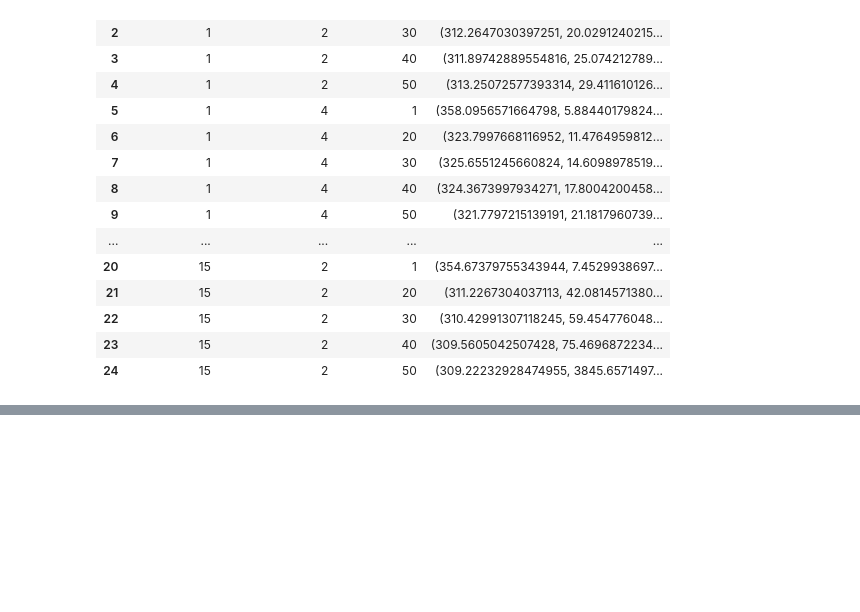
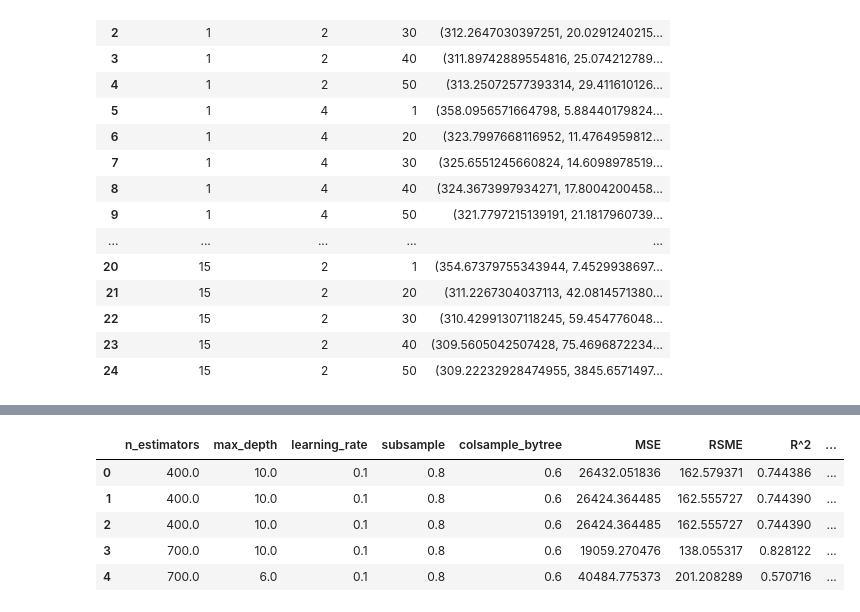
Before and after one commit to taylor-j-murray/Regression-in-Housing-Data, a Jupyter notebook: modeling.ipynb, the cells around one changed output, grey strips where cells are left out. Cells and saved outputs as stored; diff of their text form; code cells hidden in the pictures; blank space fills up the shorter version.

```diff
--- a/modeling.ipynb
+++ b/modeling.ipynb
@@ -430,0 +493,9 @@ dtype: float64
+# %%
+XGboostR_param_grid = {
+    'XGBoostR__n_estimators' : [50,100,200],
+    'XGBoostR__max_depth' : [5],
+    'XGBoostR__learning_rate' : [0.3, 0.2, 0.1]
+}
+
+XGboostR_grid_search = GridSearchCV(XGboostR_pipe, param_grid = XGboostR_param_grid, cv=5, scoring = 'neg_root_mean_squared_error')
+XGboostR_grid_search.fit(X,y)
@@ -430,0 +552,3 @@ dtype: float64
+# %%
+XGboost_performance_df = pd.DataFrame()
+XGboost_performance_ser = pd.Series()
@@ -430,0 +598,17 @@ dtype: float64
+# %%
+# Scoring Metrics
+
+from sklearn.metrics import root_mean_squared_error
+from sklearn.metrics import r2_score
+
+XGboostR_MSE = mean_squared_error(XGboostR_predict, y)
+XGboostR_RMSE = root_mean_squared_error(XGboostR_predict, y)
+XGboostR_R2 = r2_score(XGboostR_predict,y)
+
+print(f'MSE: {XGboostR_MSE} \nRMSE: {XGboostR_RMSE} \nR^2: {XGboostR_R2}')
+print(f'Relative RMSE: {XGboostR_RMSE/y.mean()}')
+
+XGboost_performance_ser['MSE'] = XGboostR_MSE
+XGboost_performance_ser['RSME'] = XGboostR_RMSE
+XGboost_performance_ser['R^2'] = XGboostR_R2
+XGboost_performance_ser['Relative_RSME'] = XGboostR_RMSE/y.mean()
@@ -430,0 +620,7 @@ dtype: float64
+# %%
+scores = -cross_val_score(XGboostR_pipe, X,y, cv= 5, scoring ='neg_root_mean_squared_error')
+print(f'Cross Validation Scores: {scores}')
+print(f'rel average RMSE: {scores.mean()/y.mean()}')
+XGboost_performance_ser['Relative CV RSME'] = scores.mean()/y.mean()
+
+XGboost_performance_df =pd.concat([XGboost_performance_df, XGboost_performance_ser.to_frame().T], ignore_index =True)
@@ -430,0 +646,9 @@ dtype: float64
+# %%
+XGboost_performance_df
+# %% [output]
+|  | n_estimators | max_depth | learning_rate | subsample | colsample_bytree | MSE | RSME | R^2 | ... |
+| 0 | 400.0 | 10.0 | 0.1 | 0.8 | 0.6 | 26432.051836 | 162.579371 | 0.744386 | ... |
+| 1 | 400.0 | 10.0 | 0.1 | 0.8 | 0.6 | 26424.364485 | 162.555727 | 0.744390 | ... |
+| 2 | 400.0 | 10.0 | 0.1 | 0.8 | 0.6 | 26424.364485 | 162.555727 | 0.744390 | ... |
+| 3 | 700.0 | 10.0 | 0.1 | 0.8 | 0.6 | 19059.270476 | 138.055317 | 0.828122 | ... |
+| 4 | 700.0 | 6.0 | 0.1 | 0.8 | 0.6 | 40484.775373 | 201.208289 | 0.570716 | ... |
```
Also changed, not shown: parts of 18 cells of this notebook.
